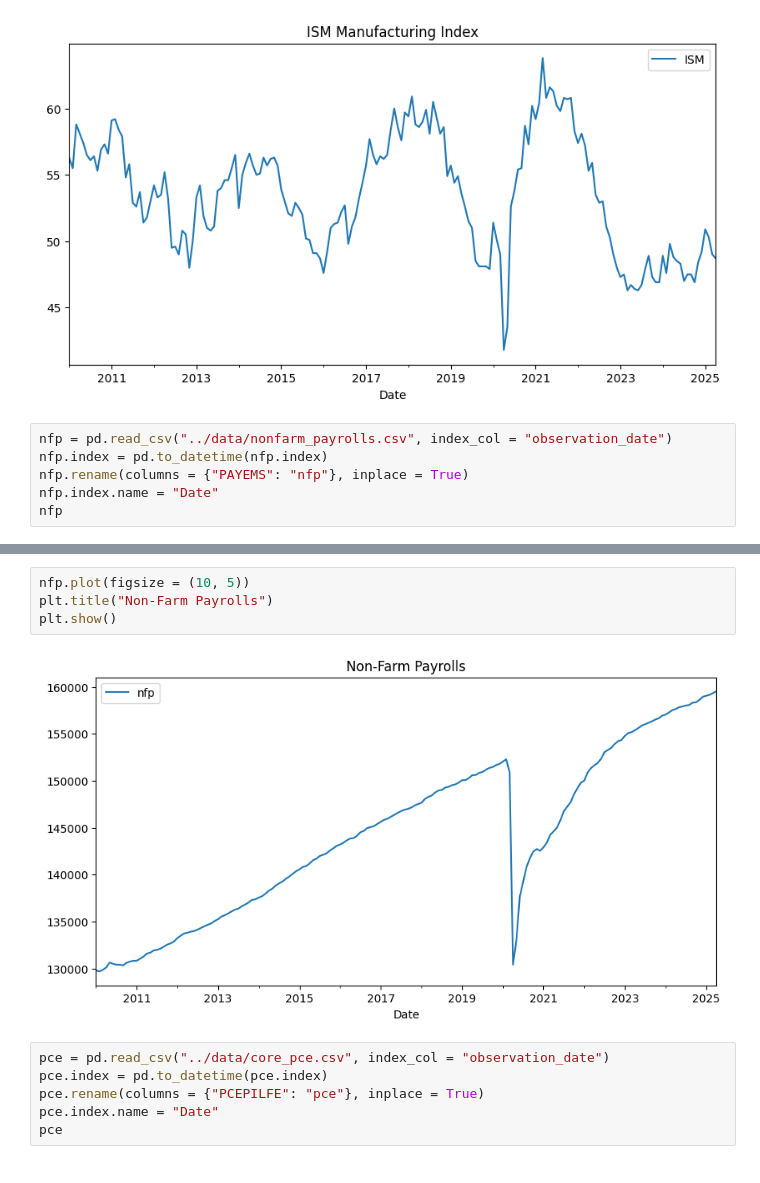
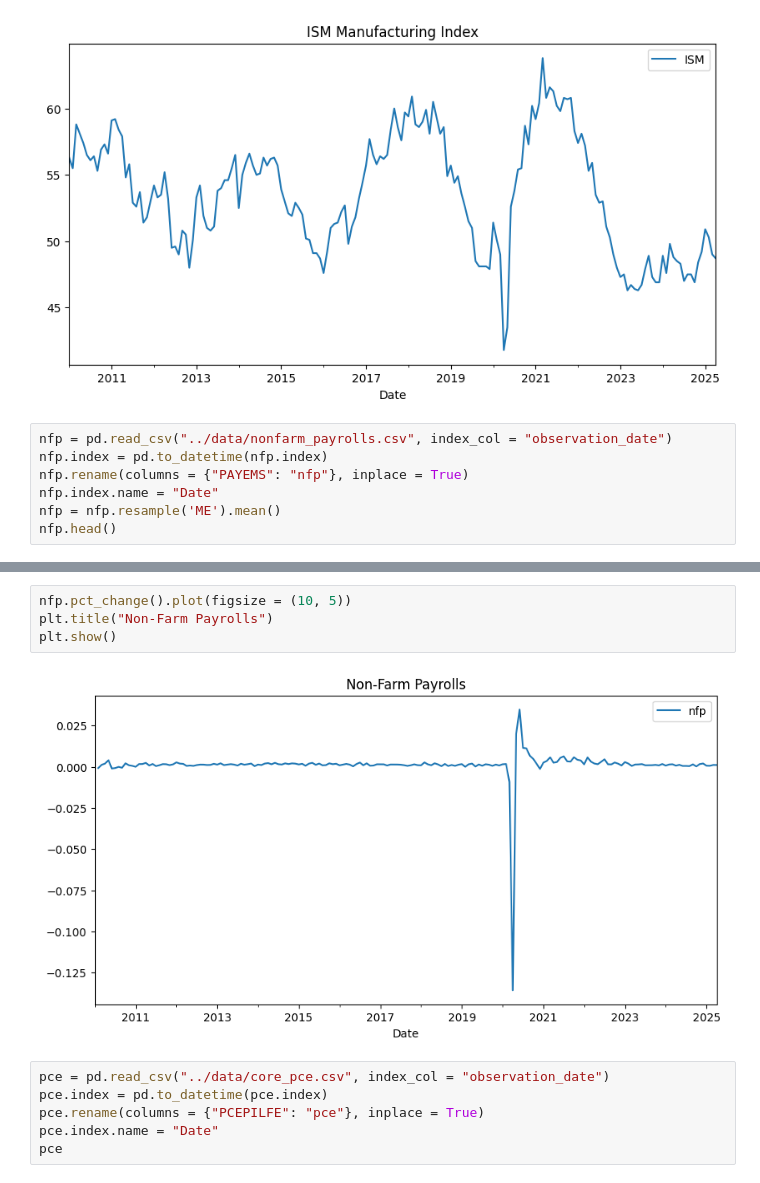
Before and after one commit to Kunj121/MacroFinance_HW2, a Jupyter notebook: hw3/hw_3.ipynb, the cells around one changed output, grey strips where cells are left out. Saved outputs shown, nothing was run; the diff lists cells and outputs as text.

```diff
--- a/hw3/hw_3.ipynb
+++ b/hw3/hw_3.ipynb
@@ -161,7 +180,8 @@ nfp = pd.read_csv("../data/nonfarm_payrolls.csv", index_col = "observation_date"
 nfp.index = pd.to_datetime(nfp.index)
 nfp.rename(columns = {"PAYEMS": "nfp"}, inplace = True)
 nfp.index.name = "Date"
-nfp
+nfp = nfp.resample('ME').mean()
+nfp.head()
 # %% [output]
 |  | nfp |
 | Date |  |
@@ -180,9 +193,9 @@ nfp
 # %%
-nfp.plot(figsize = (10, 5))
+nfp.pct_change().plot(figsize = (10, 5))
 plt.title("Non-Farm Payrolls")
 plt.show()
 # %% [output]
-[figure, old version]
+[figure, new version]
 # %%
 pce = pd.read_csv("../data/core_pce.csv", index_col = "observation_date")
 pce.index = pd.to_datetime(pce.index)
```
Also changed, not shown: parts of 7 cells of this notebook.
